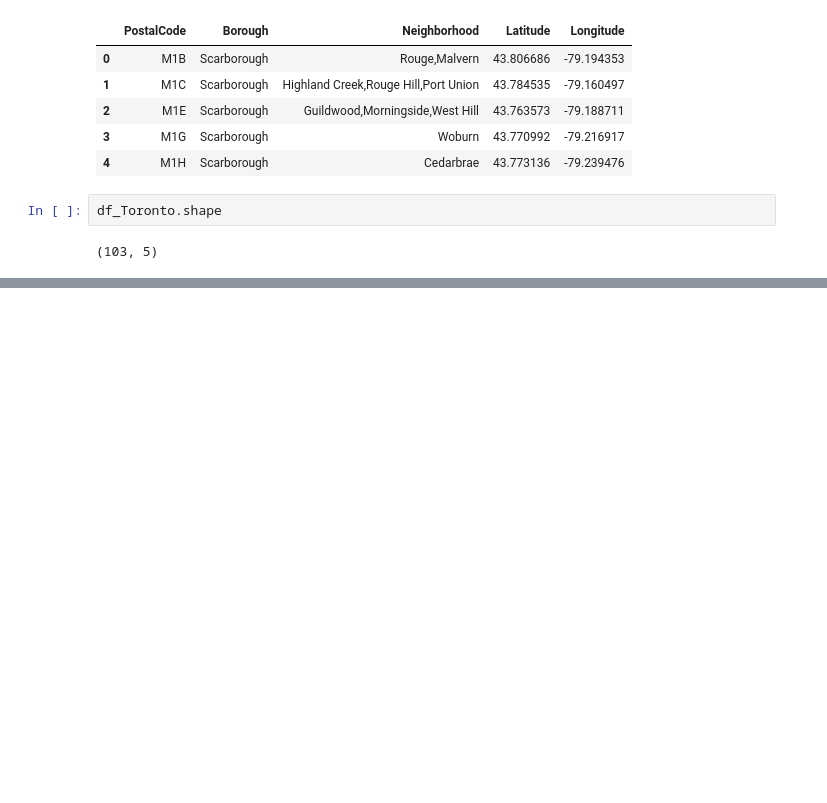
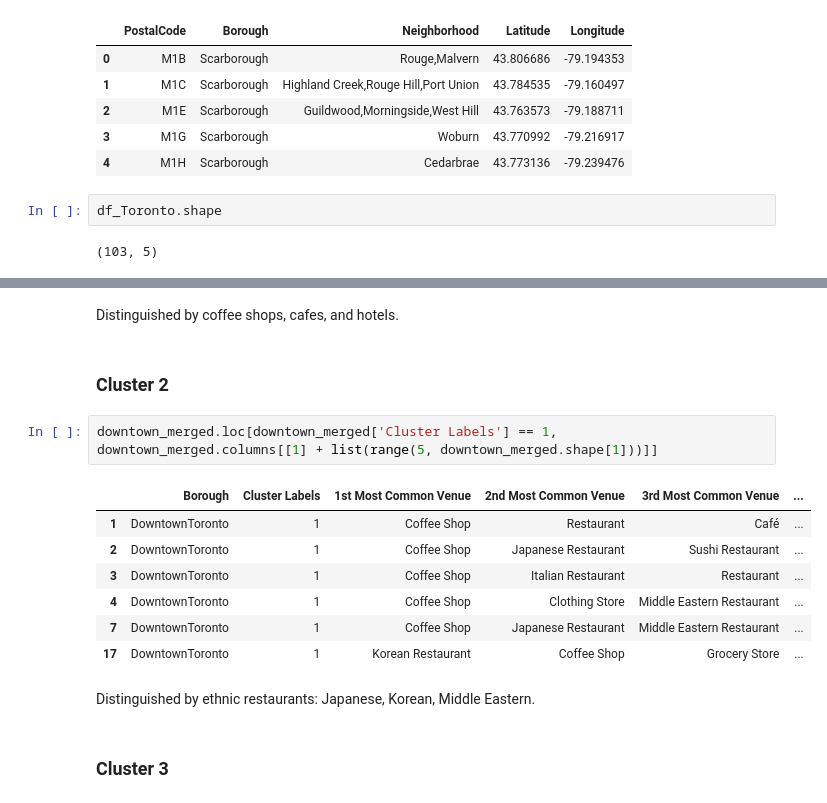
Before and after one commit to natnichalerdwa/data_visualization_MedicalSiteAnalysis, a Jupyter notebook: Toronto Geospatial.ipynb, the cells around one changed output, grey strips where cells are left out. Saved outputs shown, nothing was run; the diff lists cells and outputs as text; blank space fills up the shorter version.

```diff
--- a/Toronto Geospatial.ipynb
+++ b/Toronto Geospatial.ipynb
@@ -87,0 +564,18 @@ df_Toronto.shape
+# %% [markdown]
+Distinguished by coffee shops, cafes, and hotels.
+# %% [markdown]
+### Cluster 2
+# %%
+downtown_merged.loc[downtown_merged['Cluster Labels'] == 1, downtown_merged.columns[[1] + list(range(5, downtown_merged.shape[1]))]]
+# %% [output]
+|  | Borough | Cluster Labels | 1st Most Common Venue | 2nd Most Common Venue | 3rd Most Common Venue | ... |
+| 1 | DowntownToronto | 1 | Coffee Shop | Restaurant | Café | ... |
+| 2 | DowntownToronto | 1 | Coffee Shop | Japanese Restaurant | Sushi Restaurant | ... |
+| 3 | DowntownToronto | 1 | Coffee Shop | Italian Restaurant | Restaurant | ... |
+| 4 | DowntownToronto | 1 | Coffee Shop | Clothing Store | Middle Eastern Restaurant | ... |
+| 7 | DowntownToronto | 1 | Coffee Shop | Japanese Restaurant | Middle Eastern Restaurant | ... |
+| 17 | DowntownToronto | 1 | Korean Restaurant | Coffee Shop | Grocery Store | ... |
+# %% [markdown]
+Distinguished by ethnic restaurants: Japanese, Korean, Middle Eastern.
+# %% [markdown]
+### Cluster 3
```
Also changed, not shown: parts of 55 cells of this notebook.
